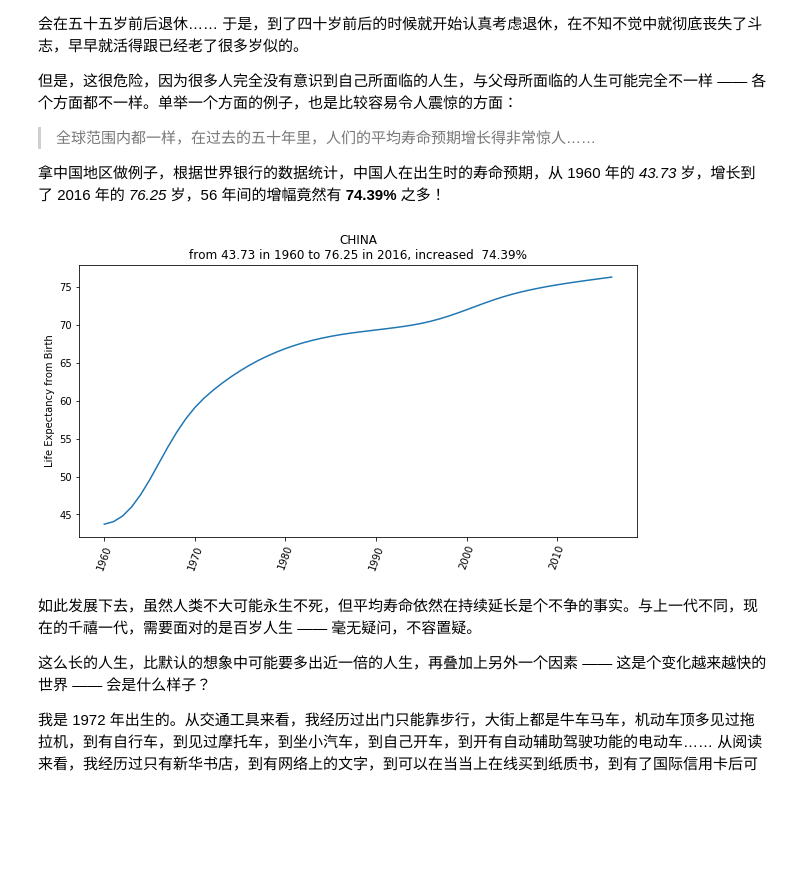
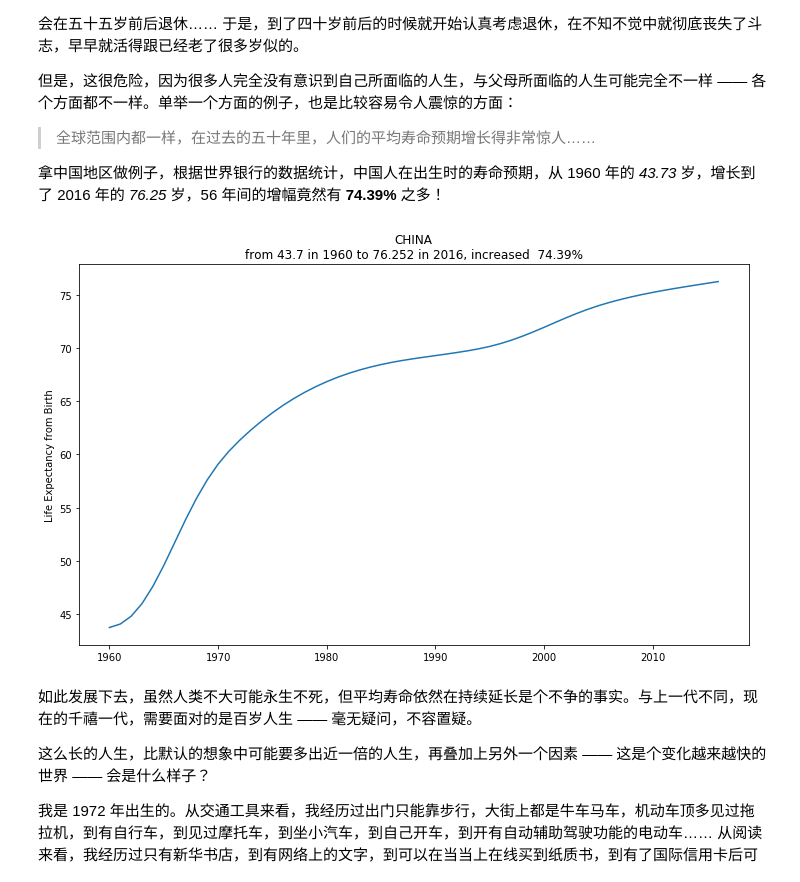
Before and after one commit to Zouyicoup/the-craft-of-selfteaching, a Jupyter notebook: Part.1.A.better.teachyourself.ipynb, the cells around one changed output. Drawn from its saved outputs; the diff is of its cells as text; code cells hidden in the pictures; blank space fills up the shorter version.

```diff
--- a/Part.1.A.better.teachyourself.ipynb
+++ b/Part.1.A.better.teachyourself.ipynb
@@ -26,29 +26,29 @@
 # %%
 import matplotlib.pyplot as plt
 import numpy as np
 
 data = np.genfromtxt('life-expectancy-china-1960-2016.txt',
                      delimiter=',',
                      names=['x', 'y'])
 da1960  = data[0][1]
 da2016  = data[-1][1]
 increase = (da2016 - da1960) / da1960
-note = 'from {:.2f} in 1960 to {:.2f} in 2016, increased  {:.2%}'\
+note = 'from {:.1f} in 1960 to {:.3f} in 2016, increased  {:.2%}'\
     .format(da1960, da2016, increase)
 
-plt.figure(figsize=(10, 5))
+plt.figure(figsize=(12, 7))
 plt.plot(data['x'], data['y'])
 plt.ylabel('Life Expectancy from Birth')
-plt.tick_params(axis='x', rotation=70)
+plt.tick_params(axis='x', rotation=0)
 plt.title('CHINA\n' + note)
 
 # plt.savefig('life-expectancy-china-1960-2016.png', transparent=True)
 plt.show()
 
 # data from:
 # https://databank.worldbank.org/data/reports.aspx?source=2&series=SP.DYN.LE00.IN
 # %% [output]
-[figure, old version]
+[figure, new version]
 # %% [markdown]
 如此发展下去，虽然人类不大可能永生不死，但平均寿命依然在持续延长是个不争的事实。与上一代不同，现在的千禧一代，需要面对的是百岁人生 —— 毫无疑问，不容置疑。
 
```
Also changed, not shown: parts of 4 cells of this notebook.
